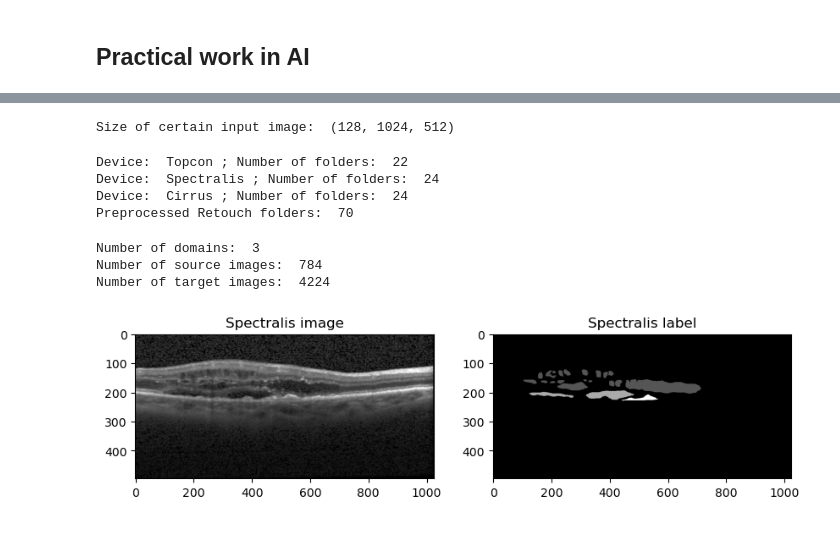
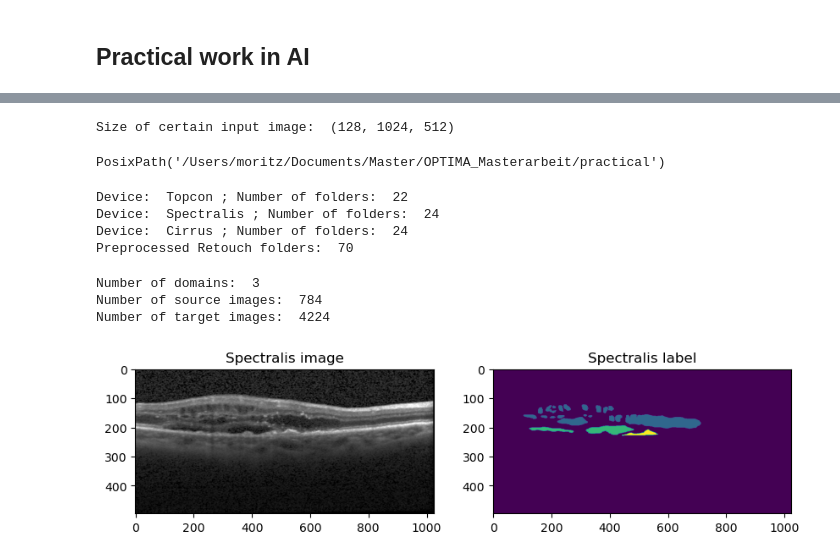
Before and after one commit to moritsih/OPTIMA_SeminarPractical, a Jupyter notebook: practical/main.ipynb, the cells around one changed output, grey strips where cells are left out. Drawn from its saved outputs; the diff is of its cells as text; code cells hidden in the pictures.

```diff
--- a/practical/main.ipynb
+++ b/practical/main.ipynb
@@ -49,8 +51,10 @@ image_array = sitk.GetArrayViewFromImage(itk_image)
 
 # print the image's dimensions
 print("Size of certain input image: ", image_array.shape)
+Path.cwd()
 # %% [output]
 Size of certain input image:  (128, 1024, 512)
+PosixPath('/Users/moritz/Documents/Master/OPTIMA_Masterarbeit/practical')
 # %%
 name_dir = Path(Path.cwd() / 'data/RETOUCH/TrainingSet-Release/')
 train_dir = Path(Path.cwd() / 'data/Retouch-Preprocessed/train')
@@ -69,6 +73,7 @@ Device:  Spectralis ; Number of folders:  24
 Device:  Cirrus ; Number of folders:  24
 Preprocessed Retouch folders:  70
 # %%
+import time
 
 SOURCE_DOMAIN = 'Spectralis'
 DOMAINS = ['Spectralis', 'Topcon', 'Cirrus']
@@ -118,12 +123,12 @@ class OCTDatasetPreparation(Dataset):
         sample = self.source_domain_dict[idx]
 
         sample['img'] = self.perform_SVDNA(sample['img'], self.target_domain_dict, self.domains, self.source_domain)
-        sample['label'] = cv2.imread(sample['label'], 0)
+        sample['label'] = cv2.imread(sample['label'])
 
         if self.transform:
-            #print("image: ", sample['img'].shape)
-            #print("label: ", sample['label'].shape)
             sample = self.transform(sample)
+
+
 
         return sample
 
@@ -138,7 +143,6 @@ class OCTDatasetPreparation(Dataset):
         # resizing making problems, because the images are not square.
         # what image size should I use? Why do I even need to resize?
         h, w = 1024, 496
-
         # open images
         target_img = Image.open(target_path).convert("L")
         src_img = Image.open(src_path).convert("L")
@@ -148,8 +152,12 @@ class OCTDatasetPreparation(Dataset):
         resized_src=np.array(src_img.resize((h, w), Image.NEAREST))
 
         # perform SVD
+        start_time = time.time()
+
         u_target, s_target, vh_target=np.linalg.svd(resized_target, full_matrices=False)
         u_source, s_source, vh_source=np.linalg.svd(resized_src, full_matrices=False)
+
+        print("SVD took: ", time.time()-start_time, " seconds")
 
         # we're only getting the "noise" from the target (the first k singular values are not needed)
         thresholded_singular_target=s_target
@@ -157,7 +165,6 @@ class OCTDatasetPreparation(Dataset):
 
         thresholded_singular_source=s_source
         thresholded_singular_source[k:]=0
-
 
         target_style=np.array([np.dot(u_target, np.dot(np.diag(thresholded_singular_target), vh_target))])
 
@@ -180,6 +187,7 @@ class OCTDatasetPreparation(Dataset):
         # of all the returned images, only svdna_im is needed so far. svdna_im is the image that has been svdna'd
         return resized_src, resized_target, content_src, np.squeeze(target_style), svdna_im, noise_adapted_im_clipped
 
+
     def perform_SVDNA(self, img_path, target_dataset, domains, source_domain):
         '''
         Function takes an img from source domain and applied SVDNA to it.
@@ -194,15 +202,16 @@ class OCTDatasetPreparation(Dataset):
         domain = np.random.choice(domains)
 
         if domain == source_domain:
-            return Image.open(img_path).convert("L")
+            img = np.array(Image.open(img_path).convert("L").resize((1024, 496)))
+            return img
 
         else:
             # randomly sample k and target image to get style from
             k = np.random.randint(20, 50)
+
             target_img_path = target_dataset[domain][np.random.randint(0, len(target_dataset[domain]))]['img']
 
             _, _, _, _, img_svdna, _ = self.svdna(k, target_img_path, img_path)
-            #print(img_svdna.shape)
 
             return img_svdna
 
@@ -330,26 +339,26 @@ class OCTDatasetPreparation(Dataset):
 # %%
 test_dataset_sorted = OCTDatasetPreparation(train_dir, generate_empty_labels=False, source_domain=SOURCE_DOMAIN)
 
 print("Number of domains: ", test_dataset_sorted.num_domains)
 print("Number of source images: ", len(test_dataset_sorted.source_domain_dict))
 print("Number of target images: ", len(test_dataset_sorted.target_domain_dict['Cirrus']) + len(test_dataset_sorted.target_domain_dict['Topcon']))
 
 # plot the first spectralis image and label
 which_image = 10
 img = cv2.imread(test_dataset_sorted.source_domain_dict[which_image]['img'], cv2.IMREAD_GRAYSCALE)
-label = cv2.imread(test_dataset_sorted.source_domain_dict[which_image]['label'], cv2.IMREAD_GRAYSCALE)
+label = cv2.imread(test_dataset_sorted.source_domain_dict[which_image]['label'], cv2.COLOR_BGR2RGB)
 
 fig, ax = plt.subplots(1, 2, figsize=(10, 5))
 ax[0].imshow(img, cmap='gray')
 ax[0].set_title('Spectralis image')
-ax[1].imshow(label, cmap='gray')
+ax[1].imshow(label, cmap='viridis')
 ax[1].set_title('Spectralis label')
 plt.show()
 # %% [output]
 Number of domains:  3
 Number of source images:  784
 Number of target images:  4224
-[figure, old version]
+[figure, new version]
 # %%
 labels_mapping = {255: 0,
                   0: 1,
```
Also changed, not shown: parts of 4 cells of this notebook.
